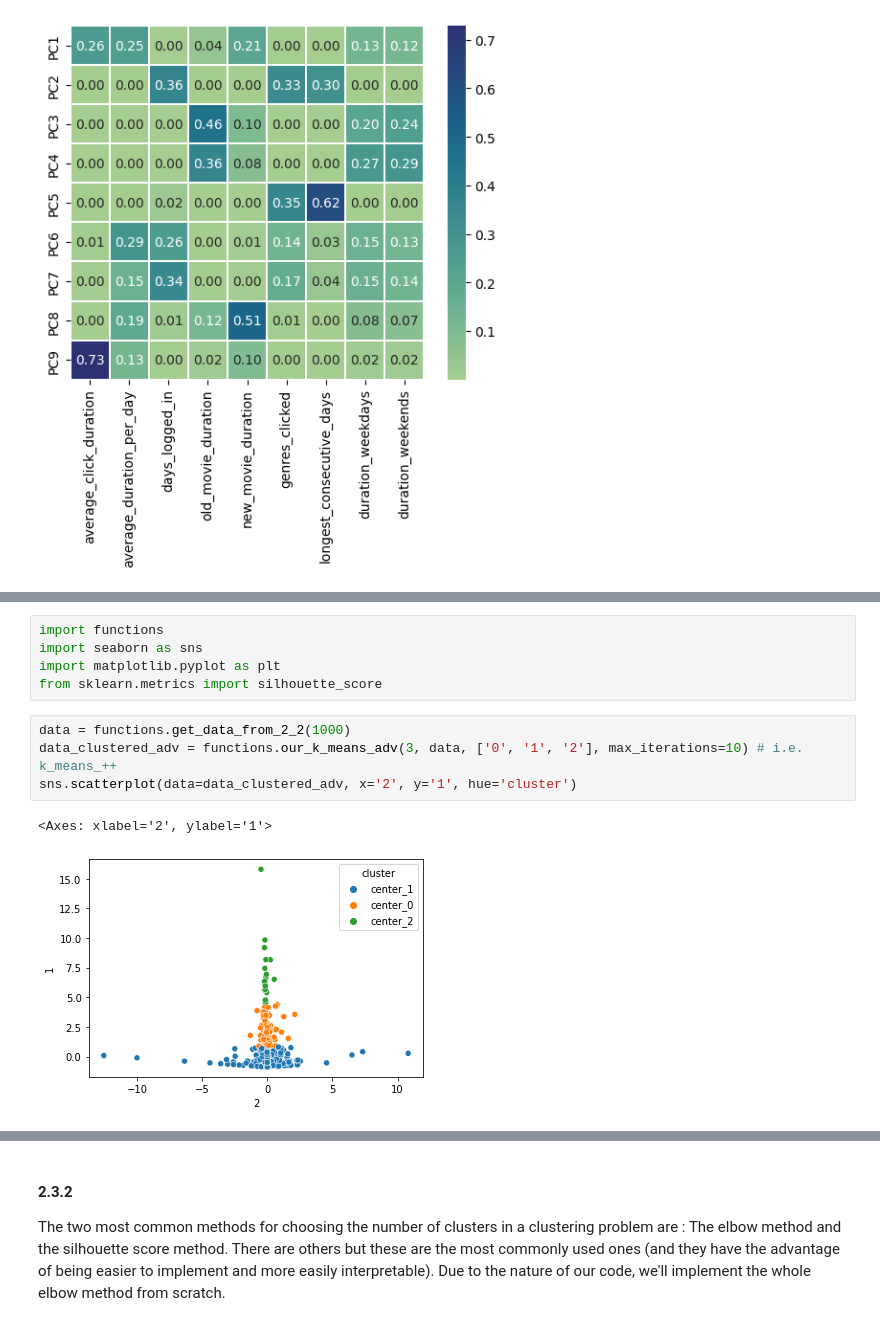
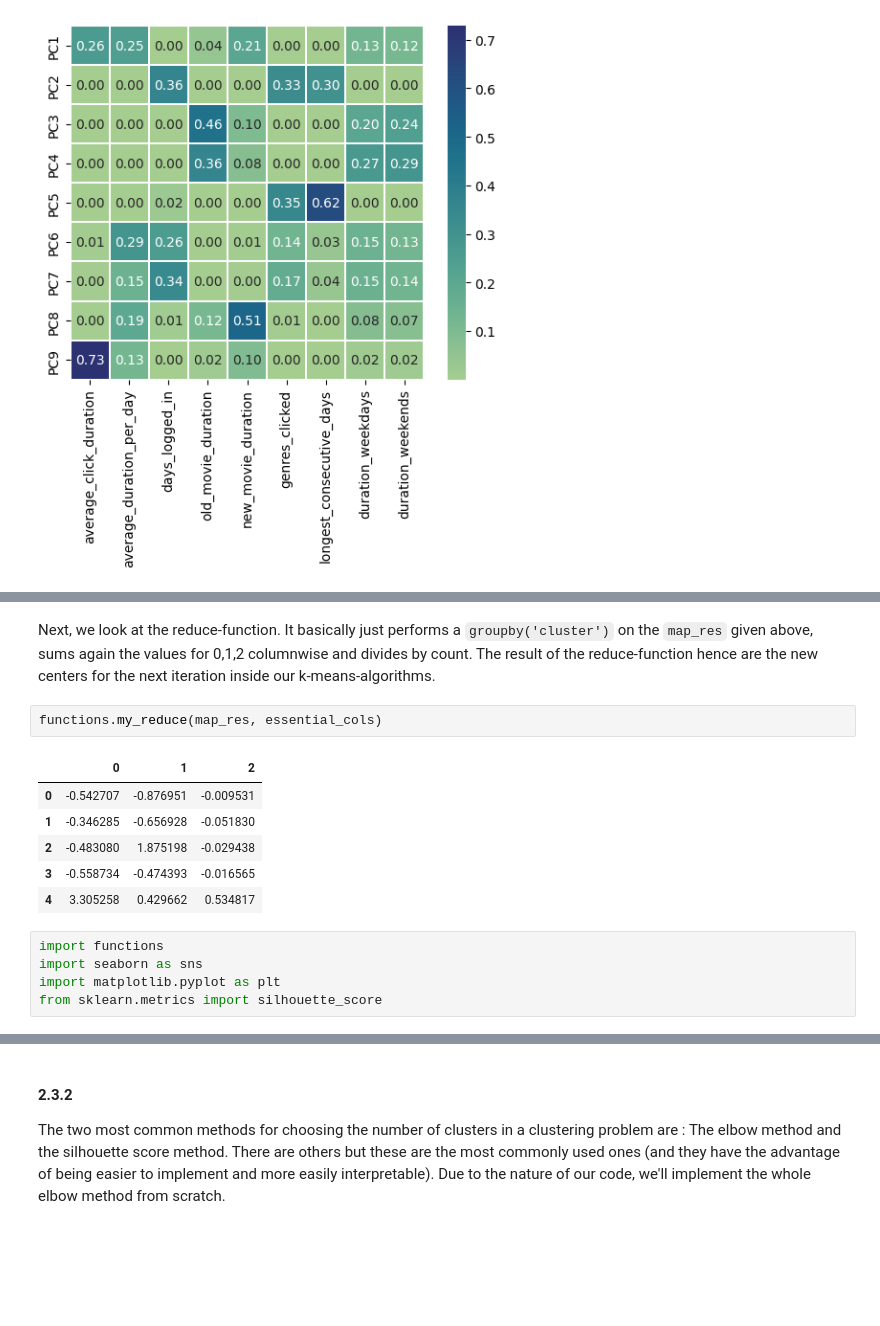
Before and after one commit to saifali03/recommendation-systems-and-clustering-everywhere, a Jupyter notebook: main.ipynb, the cells around one changed output, grey strips where cells are left out. Cells and saved outputs as stored; diff of their text form; blank space fills up the shorter version.

```diff
--- a/main.ipynb
+++ b/main.ipynb
@@ -869,12 +914,16 @@ By scarcity of computation power we needed to restrict ourselves to the first 10
+# %% [markdown]
+Next, we look at the reduce-function. It basically just performs a `groupby('cluster')` on the `map_res` given above, sums again the values for 0,1,2 columnwise and divides by count. The result of the reduce-function hence are the new centers for the next iteration inside our k-means-algorithms.
+# %%
+functions.my_reduce(map_res, essential_cols)
+# %% [output]
+|  | 0 | 1 | 2 |
+| 0 | -0.542707 | -0.876951 | -0.009531 |
+| 1 | -0.346285 | -0.656928 | -0.051830 |
+| 2 | -0.483080 | 1.875198 | -0.029438 |
+| 3 | -0.558734 | -0.474393 | -0.016565 |
+| 4 | 3.305258 | 0.429662 | 0.534817 |
 # %%
 import functions
 import seaborn as sns
 import matplotlib.pyplot as plt
 from sklearn.metrics import silhouette_score
-# %%
-data = functions.get_data_from_2_2(1000)
-data_clustered_adv = functions.our_k_means_adv(3, data, ['0', '1', '2'], max_iterations=10) # i.e. k_means_++
-sns.scatterplot(data=data_clustered_adv, x='2', y='1', hue='cluster')
-# %% [output]
-<Axes: xlabel='2', ylabel='1'>
-[figure, removed]
```
Also changed, not shown: parts of 11 cells of this notebook.
